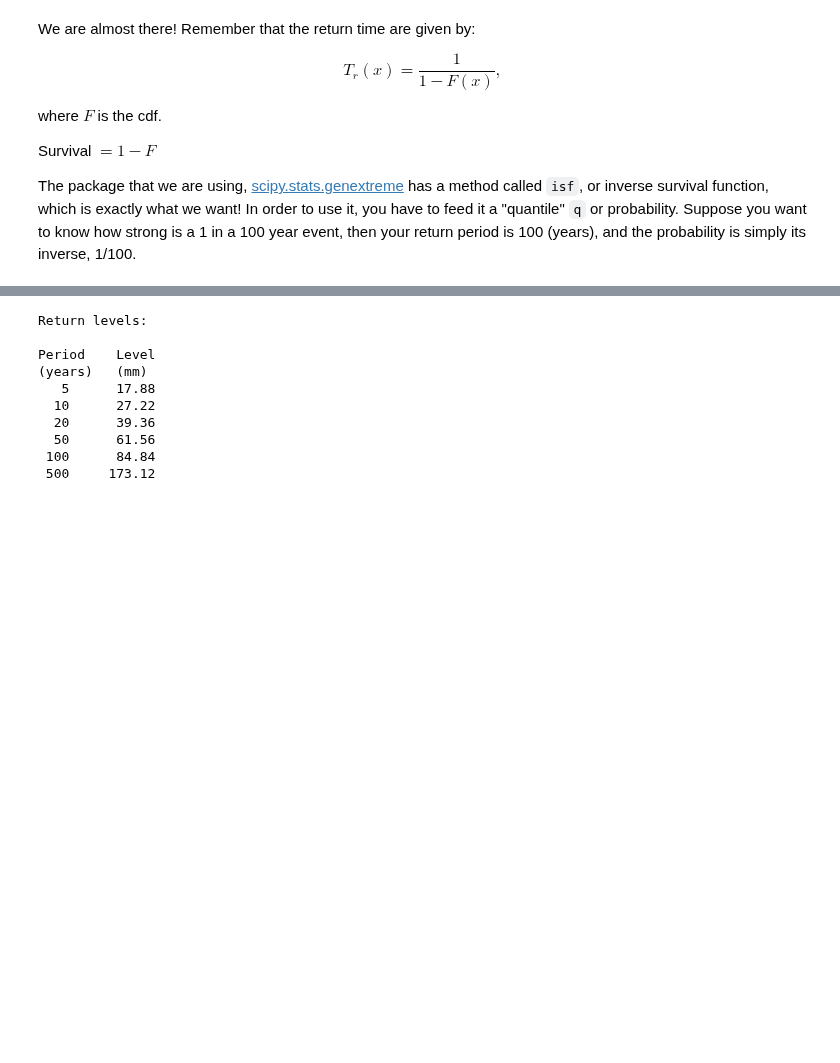
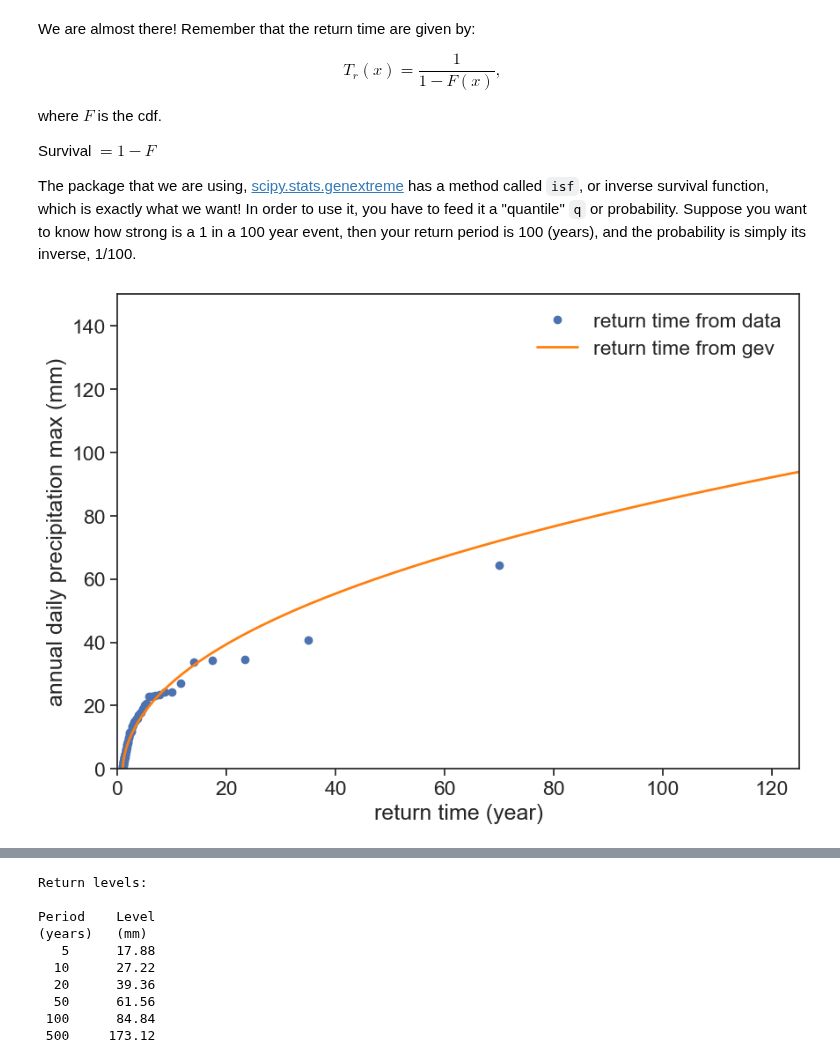
Before and after one commit to yairmau/surface-hydrology, a Jupyter notebook: precipitation/return-period-exercises.ipynb, the cells around one changed output, grey strips where cells are left out. Cells and saved outputs as stored; diff of their text form; code cells hidden in the pictures; blank space fills up the shorter version.

Commit message:
return period update

```diff
--- a/precipitation/return-period-exercises.ipynb
+++ b/precipitation/return-period-exercises.ipynb
@@ -254,3 +267,21 @@ where $F$ is the cdf.
 Survival $= 1-F$
 
 The package that we are using, [scipy.stats.genextreme](https://docs.scipy.org/doc/scipy/reference/generated/scipy.stats.genextreme.html) has a method called `isf`, or inverse survival function, which is exactly what we want! In order to use it, you have to feed it a "quantile" `q` or probability. Suppose you want to know how strong is a 1 in a 100 year event, then your return period is 100 (years), and the probability is simply its inverse, 1/100.
+# %%
+#| code-summary: "cdf as we are use to"
+fig, ax = plt.subplots(figsize=(10,7))
+
+T = 1 / (1-cdf_weibull)
+ax.plot(T, h, 'o', label="return time from data")
+
+rain = np.arange(0,150)
+cdf_rain = genextreme(c=params[0], loc=params[1], scale=params[2]).cdf(rain)
+
+ax.plot(1/(1-cdf_rain), rain, color='tab:orange', lw=2, label="return time from gev")
+ax.legend(loc="upper right", frameon=False)
+ax.set(xlabel="return time (year)",
+       ylabel=f"annual daily precipitation max (mm)",
+       xlim=[0, 125],
+       ylim=[0, 150]);
+# %% [output]
+[figure, added]
```
Also changed, not shown: parts of 10 cells of this notebook, 34 other files.
